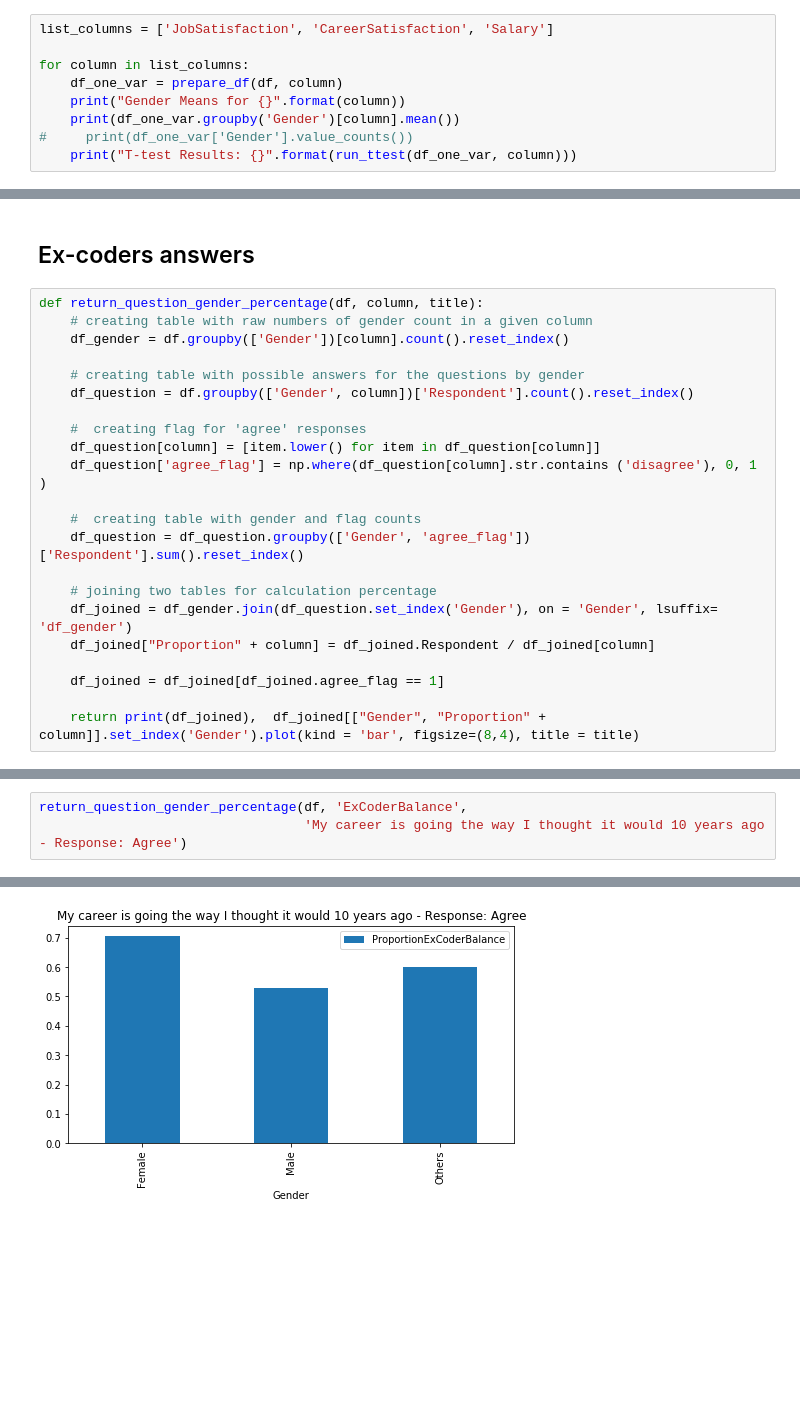
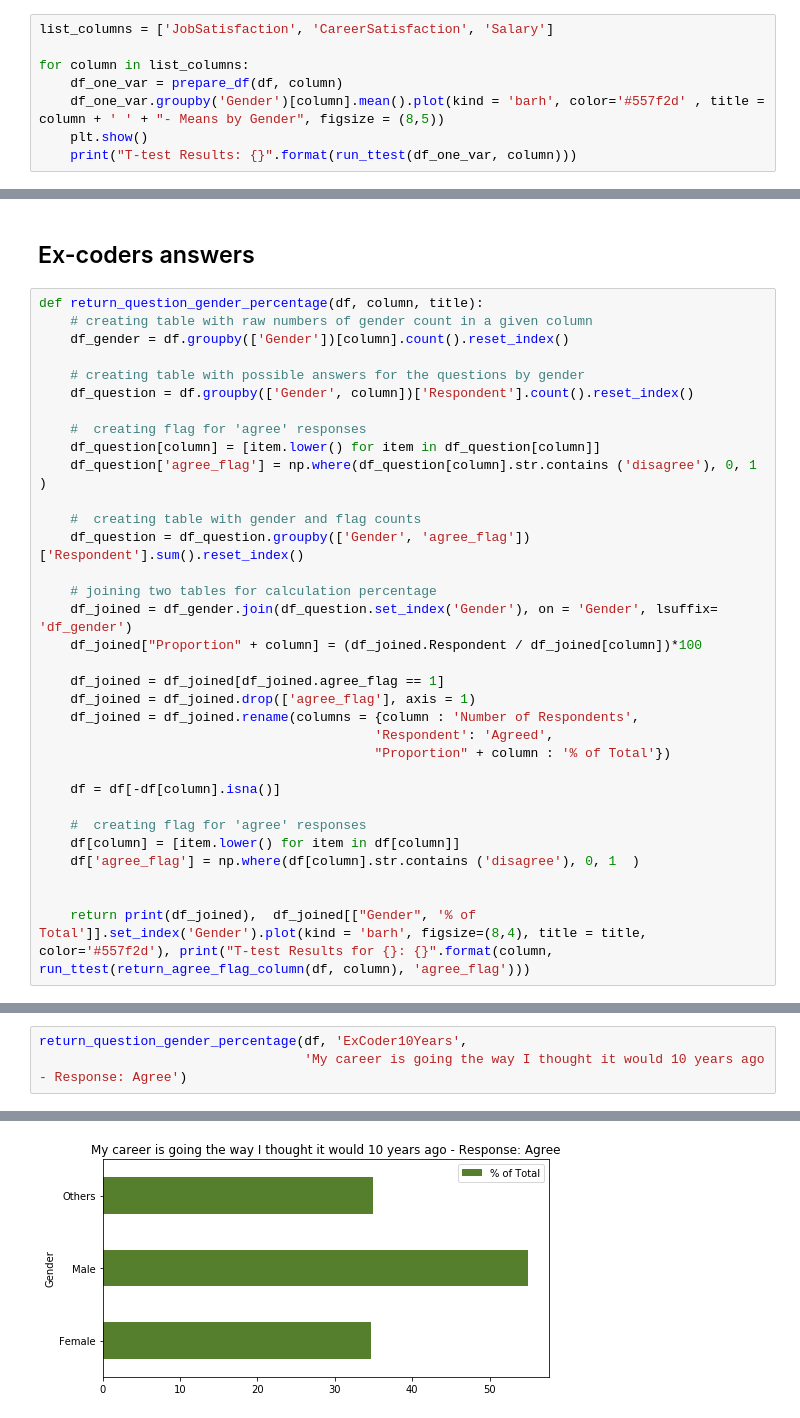
Before and after one commit to marcelajanowska/Stack_Overflow_Survey_Results_Analysis, a Jupyter notebook: Stack Overflow Survey Results Analysis.ipynb, the cells around one changed output, grey strips where cells are left out. Cells and saved outputs as stored; diff of their text form; blank space fills up the shorter version.

```diff
--- a/Stack Overflow Survey Results Analysis.ipynb
+++ b/Stack Overflow Survey Results Analysis.ipynb
@@ -203,8 +145,7 @@ list_columns = ['JobSatisfaction', 'CareerSatisfaction', 'Salary']
 
 for column in list_columns:
     df_one_var = prepare_df(df, column)
-    print("Gender Means for {}".format(column))
-    print(df_one_var.groupby('Gender')[column].mean())
-#     print(df_one_var['Gender'].value_counts())
+    df_one_var.groupby('Gender')[column].mean().plot(kind = 'barh', color='#557f2d' , title = column + ' ' + "- Means by Gender", figsize = (8,5))
+    plt.show()
     print("T-test Results: {}".format(run_ttest(df_one_var, column)))
 # %% [output]
@@ -265,10 +201,21 @@ def return_question_gender_percentage(df, column, title):
 
     # joining two tables for calculation percentage
     df_joined = df_gender.join(df_question.set_index('Gender'), on = 'Gender', lsuffix= 'df_gender')
-    df_joined["Proportion" + column] = df_joined.Respondent / df_joined[column]
+    df_joined["Proportion" + column] = (df_joined.Respondent / df_joined[column])*100
 
     df_joined = df_joined[df_joined.agree_flag == 1]
+    df_joined = df_joined.drop(['agree_flag'], axis = 1)
+    df_joined = df_joined.rename(columns = {column : 'Number of Respondents',
+                                           'Respondent': 'Agreed',
+                                           "Proportion" + column : '% of Total'})
 
-    return print(df_joined),  df_joined[["Gender", "Proportion" + column]].set_index('Gender').plot(kind = 'bar', figsize=(8,4), title = title)
+    df = df[-df[column].isna()]
+
+    #  creating flag for 'agree' responses
+    df[column] = [item.lower() for item in df[column]]
+    df['agree_flag'] = np.where(df[column].str.contains ('disagree'), 0, 1  )
+
+
+    return print(df_joined),  df_joined[["Gender", '% of Total']].set_index('Gender').plot(kind = 'barh', figsize=(8,4), title = title, color='#557f2d'), print("T-test Results for {}: {}".format(column, run_ttest(return_agree_flag_column(df, column), 'agree_flag')))
 # %%
 return_question_gender_percentage(df, 'ExCoderReturn',
@@ -303,4 +253,4 @@ return_question_gender_percentage(df, 'ExCoderBalance',
 # %%
-return_question_gender_percentage(df, 'ExCoderBalance',
+return_question_gender_percentage(df, 'ExCoder10Years',
                                   'My career is going the way I thought it would 10 years ago - Response: Agree')
 # %% [output]
@@ -312,3 +263,3 @@ return_question_gender_percentage(df, 'ExCoderBalance',
-[figure, old version]
+[figure, new version]
 # %%
 return_question_gender_percentage(df, 'ExCoderBelonged',
```
Also changed, not shown: parts of 32 cells of this notebook.
